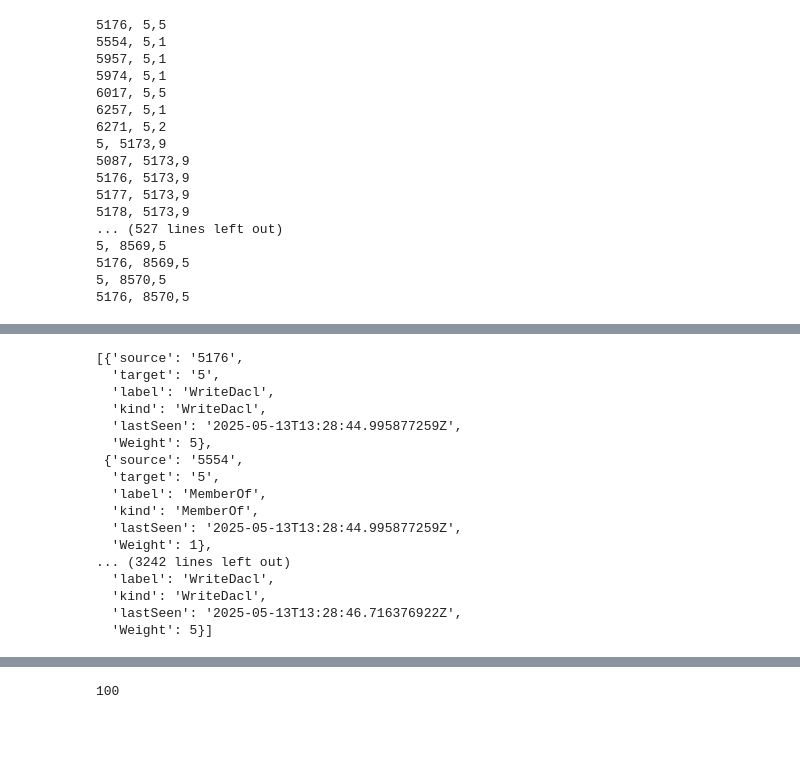
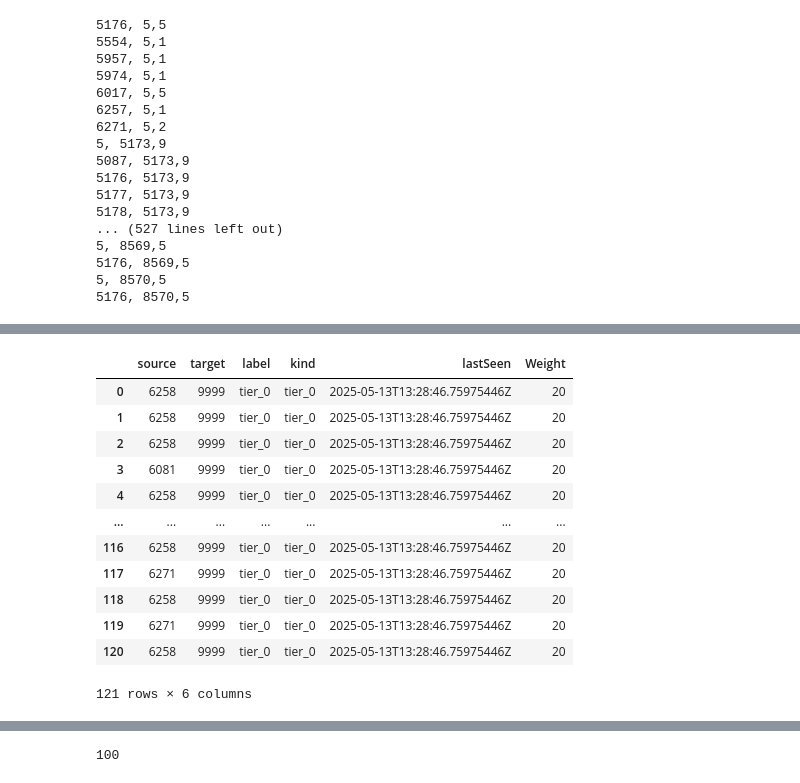
Before and after one commit to markajbell/BH, a Jupyter notebook: dikstra.ipynb, the cells around one changed output, grey strips where cells are left out. Cells and saved outputs as stored; diff of their text form; code cells hidden in the pictures; blank space fills up the shorter version.

```diff
--- a/dikstra.ipynb
+++ b/dikstra.ipynb
@@ -431,23 +445,19 @@ edges_tier0
-# %%
-edges
-# %% [output]
-[{'source': '5176',
-  'target': '5',
-  'label': 'WriteDacl',
-  'kind': 'WriteDacl',
-  'lastSeen': '2025-05-13T13:28:44.995877259Z',
-  'Weight': 5},
- {'source': '5554',
-  'target': '5',
-  'label': 'MemberOf',
-  'kind': 'MemberOf',
-  'lastSeen': '2025-05-13T13:28:44.995877259Z',
-  'Weight': 1},
-... (3242 lines left out)
-  'label': 'WriteDacl',
-  'kind': 'WriteDacl',
-  'lastSeen': '2025-05-13T13:28:46.716376922Z',
-  'Weight': 5}]
+# %%
+edges_tier0
+# %% [output]
+|  | source | target | label | kind | lastSeen | Weight |
+| 0 | 6258 | 9999 | tier_0 | tier_0 | 2025-05-13T13:28:46.75975446Z | 20 |
+| 1 | 6258 | 9999 | tier_0 | tier_0 | 2025-05-13T13:28:46.75975446Z | 20 |
+| 2 | 6258 | 9999 | tier_0 | tier_0 | 2025-05-13T13:28:46.75975446Z | 20 |
+| 3 | 6081 | 9999 | tier_0 | tier_0 | 2025-05-13T13:28:46.75975446Z | 20 |
+| 4 | 6258 | 9999 | tier_0 | tier_0 | 2025-05-13T13:28:46.75975446Z | 20 |
+| ... | ... | ... | ... | ... | ... | ... |
+| 116 | 6258 | 9999 | tier_0 | tier_0 | 2025-05-13T13:28:46.75975446Z | 20 |
+| 117 | 6271 | 9999 | tier_0 | tier_0 | 2025-05-13T13:28:46.75975446Z | 20 |
+| 118 | 6258 | 9999 | tier_0 | tier_0 | 2025-05-13T13:28:46.75975446Z | 20 |
+| 119 | 6271 | 9999 | tier_0 | tier_0 | 2025-05-13T13:28:46.75975446Z | 20 |
+| 120 | 6258 | 9999 | tier_0 | tier_0 | 2025-05-13T13:28:46.75975446Z | 20 |
+121 rows × 6 columns
 # %%
 # prompt: please append edges_tier0 to the df_tier0_edges and call it new_edges
 
```
Also changed, not shown: parts of 44 cells of this notebook.
